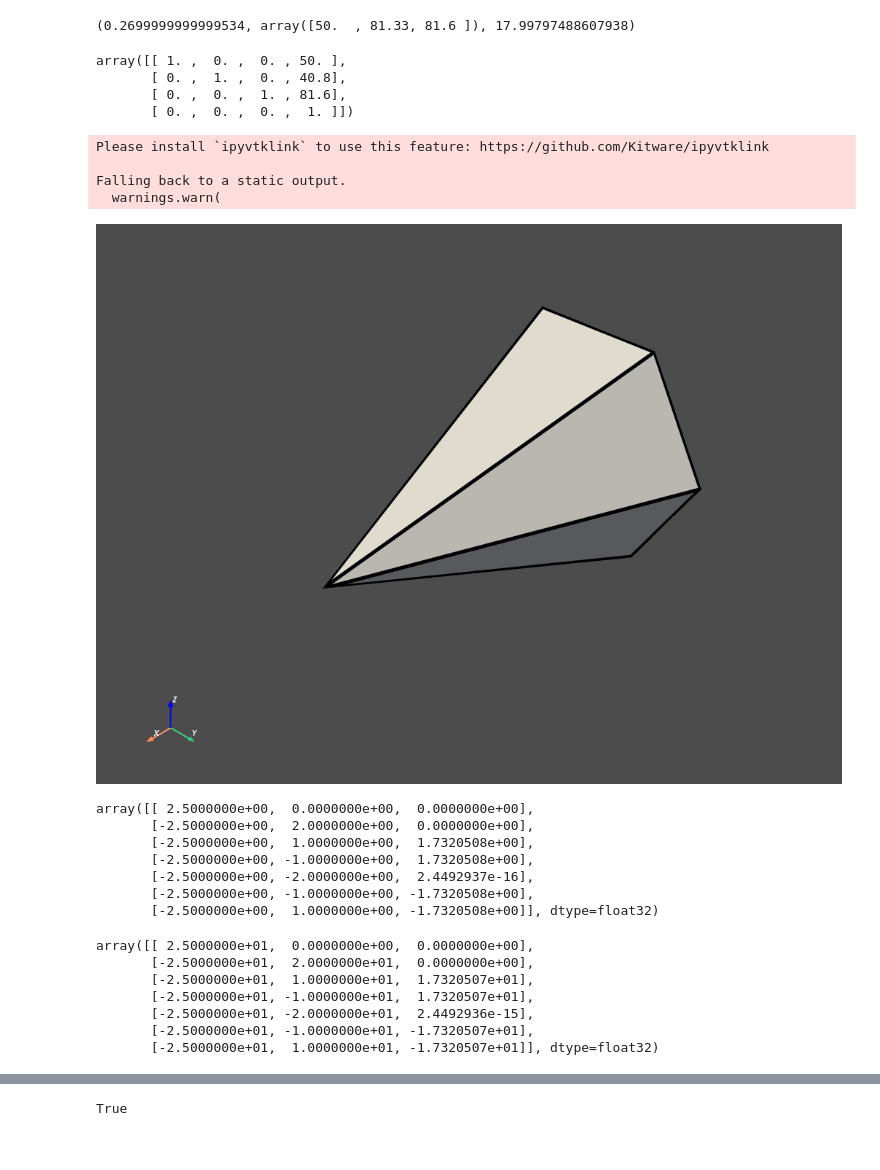
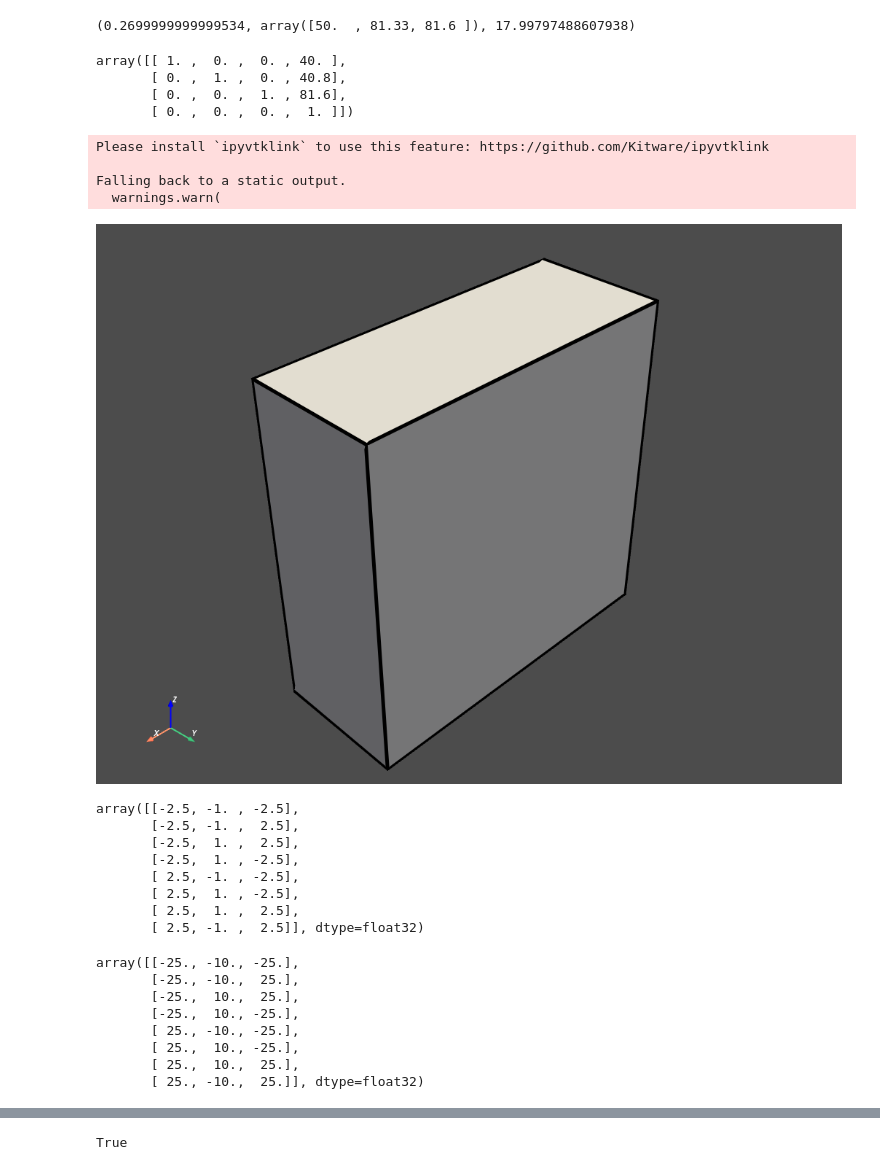
Before and after one commit to dipanjan92/Light-Transport, a Jupyter notebook: LightTransportSimulator/light_transport/examples/Spheres-Triangles.ipynb, the cells around one changed output, grey strips where cells are left out. Saved outputs shown, nothing was run; the diff lists cells and outputs as text; code cells hidden in the pictures.

```diff
--- a/LightTransportSimulator/light_transport/examples/Spheres-Triangles.ipynb
+++ b/LightTransportSimulator/light_transport/examples/Spheres-Triangles.ipynb
@@ -139,7 +138,7 @@ from LightTransportSimulator.light_transport.src.vectors import normalize
 # T[:3, :3] = np.linalg.inv(np.array([normalize(np.cross(camera.look_at, camera.scene_normal)), camera.look_at, normalize(np.cross(camera.look_at, normalize(np.cross(camera.look_at, camera.scene_normal))))]))
 
 T = np.array([
-    [1, 0, 0, 50],
+    [1, 0, 0, 40],
     [0, 1, 0, 40.8],
     [0, 0, 1, 81.6],
     [0, 0, 0, 1]
@@ -148,7 +147,7 @@ T = np.array([
 scene.t_matrix = T
 scene.t_matrix
 # %% [output]
-array([[ 1. ,  0. ,  0. , 50. ],
+array([[ 1. ,  0. ,  0. , 40. ],
        [ 0. ,  1. ,  0. , 40.8],
        [ 0. ,  0. ,  1. , 81.6],
        [ 0. ,  0. ,  0. ,  1. ]])
@@ -185,33 +184,36 @@ triangles = numba.typed.List()
 # %%
 # load a 3D object using PyVista
 import pyvista as pv
 
 # mesh = pv.Cone(radius=2, center=[0,0,0], height=5, resolution=3)
-mesh = pv.Cone(radius=2, center=[0,0,0], height=5)
+# mesh = pv.Cone(radius=3, center=[0,0,0], height=5)
 # mesh.rotate_y(45, inplace=True)
+
+mesh = pv.Cube(x_length=5, y_length=2, z_length=5)
 
 # mesh = pv.ParametricEllipsoid(10, 5, 5)
 # mesh = mesh.decimate_pro(0.75)
 # ********* don't try this on Colab ************
 mesh.plot(show_edges=True, line_width=5)
 # %% [output]
 Please install `ipyvtklink` to use this feature: https://github.com/Kitware/ipyvtklink
 
 Falling back to a static output.
   warnings.warn(
-[figure, old version]
+[figure, new version]
 # %%
 tri = mesh.triangulate()
 points = np.ascontiguousarray(tri.points)
 points
 # %% [output]
-array([[ 2.5000000e+00,  0.0000000e+00,  0.0000000e+00],
-       [-2.5000000e+00,  2.0000000e+00,  0.0000000e+00],
-       [-2.5000000e+00,  1.0000000e+00,  1.7320508e+00],
-       [-2.5000000e+00, -1.0000000e+00,  1.7320508e+00],
-       [-2.5000000e+00, -2.0000000e+00,  2.4492937e-16],
-       [-2.5000000e+00, -1.0000000e+00, -1.7320508e+00],
-       [-2.5000000e+00,  1.0000000e+00, -1.7320508e+00]], dtype=float32)
+array([[-2.5, -1. , -2.5],
+       [-2.5, -1. ,  2.5],
+       [-2.5,  1. ,  2.5],
+       [-2.5,  1. , -2.5],
+       [ 2.5, -1. , -2.5],
+       [ 2.5,  1. , -2.5],
+       [ 2.5,  1. ,  2.5],
+       [ 2.5, -1. ,  2.5]], dtype=float32)
 # %%
 tri = mesh.triangulate()
 scale_factor = [10.0, 10.0, 10.0]
@@ -219,13 +221,14 @@ tri = tri.scale(scale_factor)
 points = np.ascontiguousarray(tri.points)
 points
 # %% [output]
-array([[ 2.5000000e+01,  0.0000000e+00,  0.0000000e+00],
-       [-2.5000000e+01,  2.0000000e+01,  0.0000000e+00],
-       [-2.5000000e+01,  1.0000000e+01,  1.7320507e+01],
-       [-2.5000000e+01, -1.0000000e+01,  1.7320507e+01],
-       [-2.5000000e+01, -2.0000000e+01,  2.4492936e-15],
-       [-2.5000000e+01, -1.0000000e+01, -1.7320507e+01],
-       [-2.5000000e+01,  1.0000000e+01, -1.7320507e+01]], dtype=float32)
+array([[-25., -10., -25.],
+       [-25., -10.,  25.],
+       [-25.,  10.,  25.],
+       [-25.,  10., -25.],
+       [ 25., -10., -25.],
+       [ 25.,  10., -25.],
+       [ 25.,  10.,  25.],
+       [ 25., -10.,  25.]], dtype=float32)
 # %%
 tri = tri.transform(scene.t_matrix)
 points = np.ascontiguousarray(tri.points)
```
Also changed, not shown: parts of 10 cells of this notebook, 32 other files.
